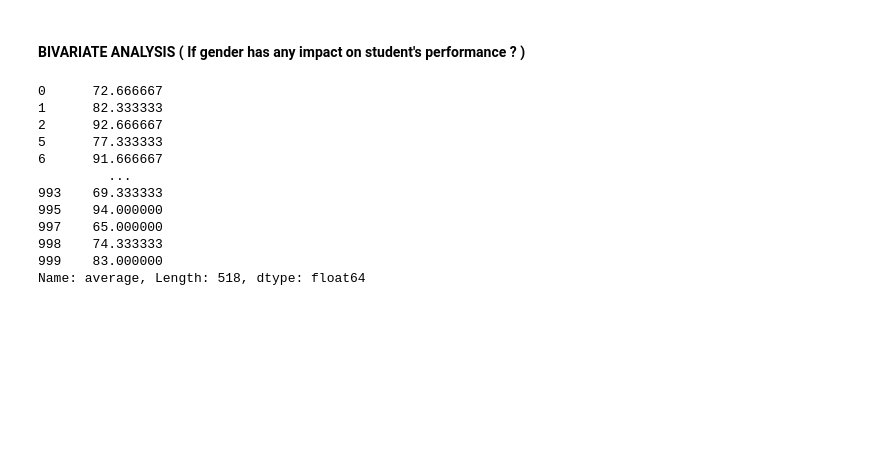
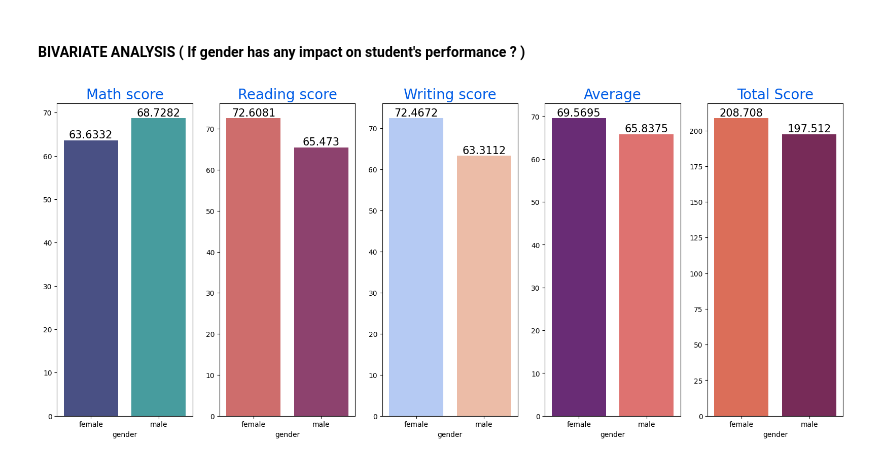
Before and after one commit to rahulcp7/mlprojects, a Jupyter notebook: notebook/EDA Student Performance.ipynb, the cells around one changed output. Drawn from its saved outputs; the diff is of its cells as text; code cells hidden in the pictures; blank space fills up the shorter version.

```diff
--- a/notebook/EDA Student Performance.ipynb
+++ b/notebook/EDA Student Performance.ipynb
@@ -414,19 +414,38 @@ plt.show()
 - Gender has balanced data with female students are 518 (52%) and male students are 482 (48%)
 # %% [markdown]
 #### BIVARIATE ANALYSIS ( If gender has any impact on student's performance ? )
-# %%
-gender_group = df.groupby('gender')
-gender_group.get_group('female')['average']
-# %% [output]
-0      72.666667
-1      82.333333
-2      92.666667
-5      77.333333
-6      91.666667
-         ...
-993    69.333333
-995    94.000000
-997    65.000000
-998    74.333333
-999    83.000000
-Name: average, Length: 518, dtype: float64
+# %%
+gender_group = df.groupby('gender')
+gender_group['average'].mean()
+f,ax=plt.subplots(1,5,figsize=(20,8))
+sns.barplot(x=gender_group['math_score'].mean().index,y=gender_group['math_score'].mean().values,palette = 'mako',ax=ax[0])
+ax[0].set_title('Math score',color='#005ce6',size=20)
+
+for container in ax[0].containers:
+    ax[0].bar_label(container,color='black',size=15)
+
+sns.barplot(x=gender_group['reading_score'].mean().index,y=gender_group['reading_score'].mean().values,palette = 'flare',ax=ax[1])
+ax[1].set_title('Reading score',color='#005ce6',size=20)
+
+for container in ax[1].containers:
+    ax[1].bar_label(container,color='black',size=15)
+
+sns.barplot(x=gender_group['writing_score'].mean().index,y=gender_group['writing_score'].mean().values,palette = 'coolwarm',ax=ax[2])
+ax[2].set_title('Writing score',color='#005ce6',size=20)
+
+for container in ax[2].containers:
+    ax[2].bar_label(container,color='black',size=15)
+
+sns.barplot(x=gender_group['average'].mean().index,y=gender_group['average'].mean().values,palette = 'magma',ax=ax[3])
+ax[3].set_title('Average',color='#005ce6',size=20)
+
+for container in ax[3].containers:
+    ax[3].bar_label(container,color='black',size=15)
+
+sns.barplot(x=gender_group['total score'].mean().index,y=gender_group['total score'].mean().values,palette = 'rocket_r',ax=ax[4])
+ax[4].set_title('Total Score',color='#005ce6',size=20)
+
+for container in ax[4].containers:
+    ax[4].bar_label(container,color='black',size=15)
+# %% [output]
+[figure, added]
```
Also changed, not shown: parts of 26 cells of this notebook.
